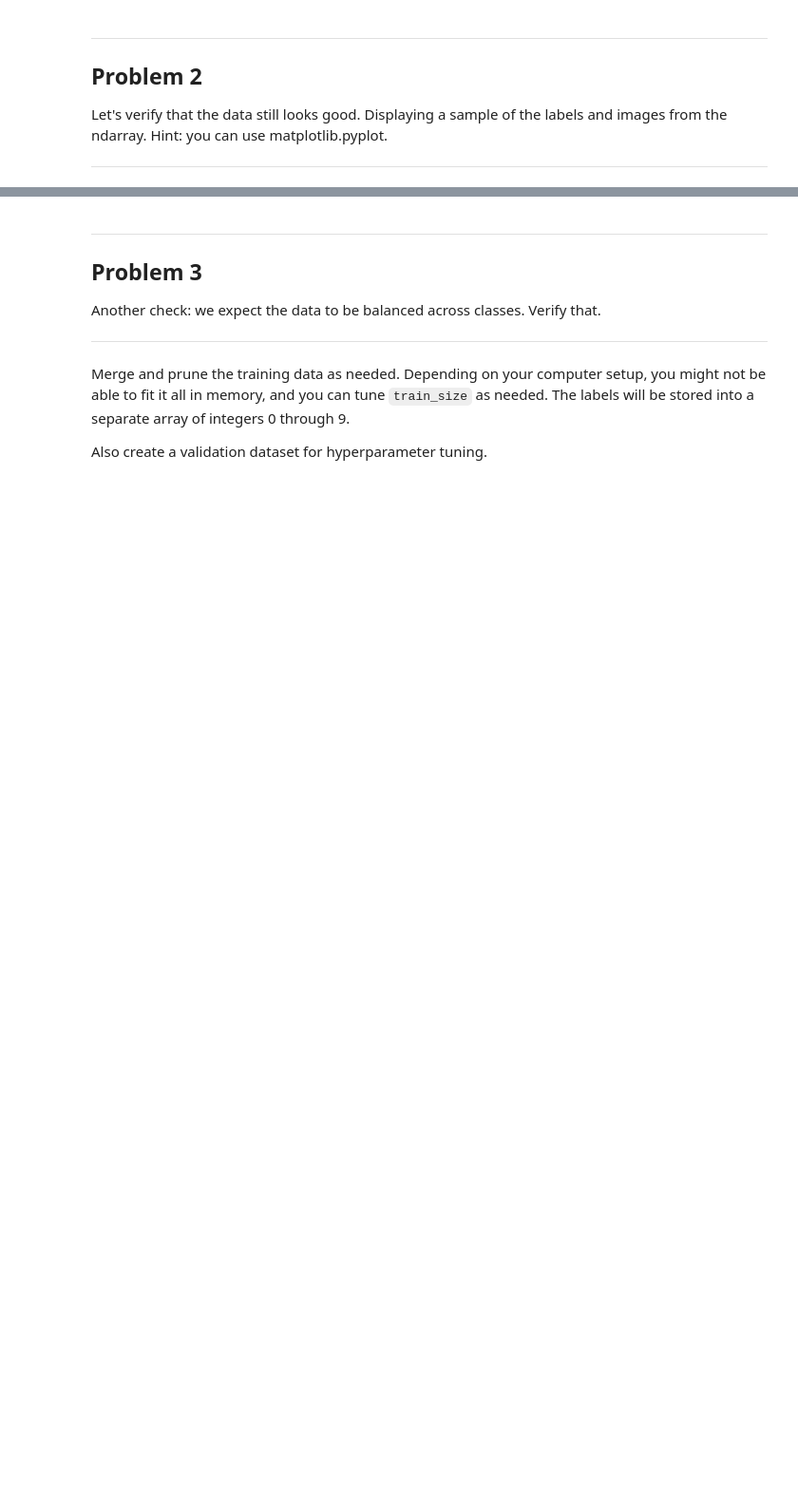
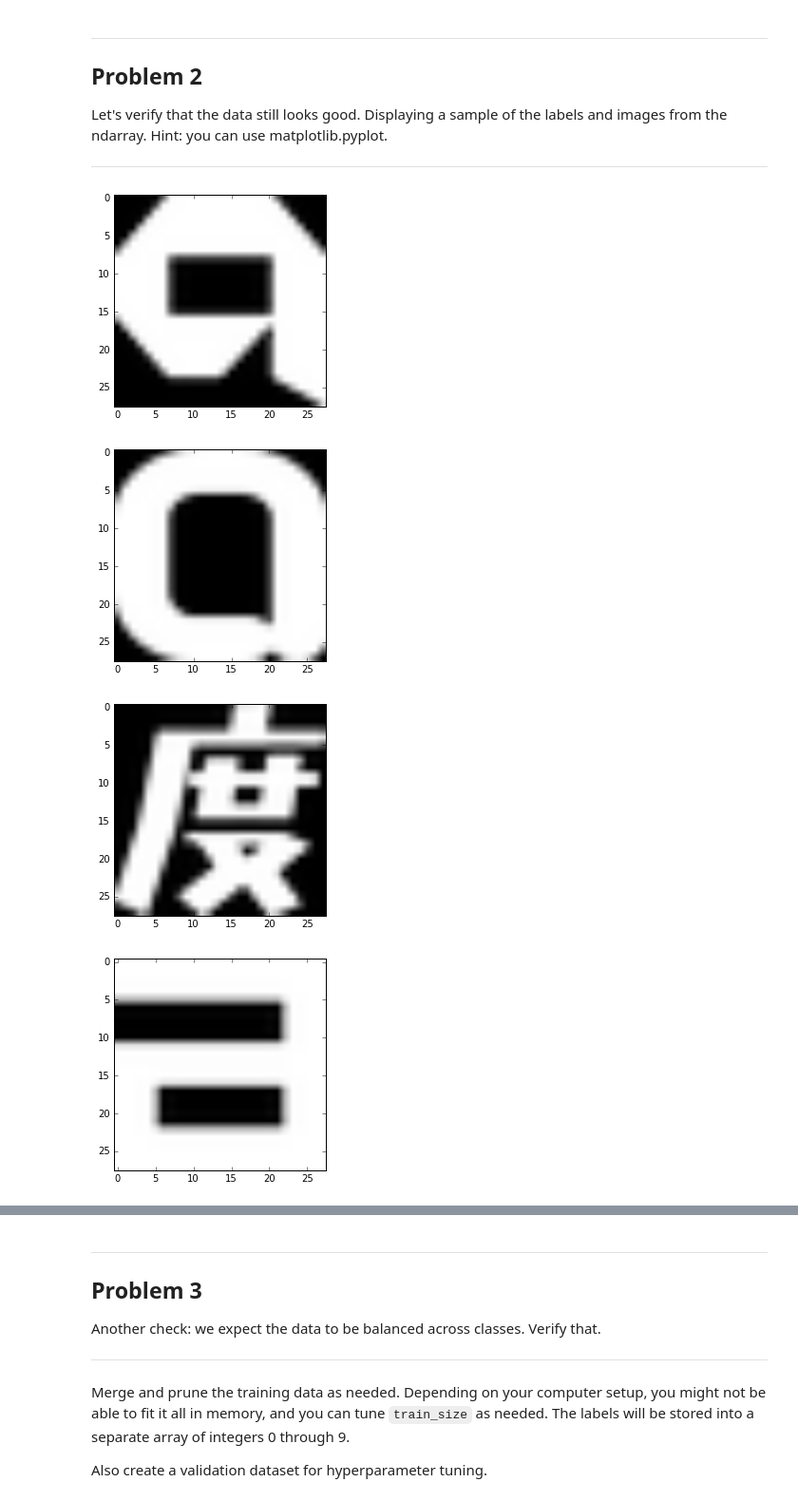
Before and after one commit to llevar/udacity_deep_learning, a Jupyter notebook: 1_notmnist.ipynb, the cells around one changed output, grey strips where cells are left out. Shown at 95% size. Saved outputs shown, nothing was run; the diff lists cells and outputs as text; code cells hidden in the pictures; blank space fills up the shorter version.

```diff
--- a/1_notmnist.ipynb
+++ b/1_notmnist.ipynb
@@ -175,3 +186,13 @@ Problem 2
 Let's verify that the data still looks good. Displaying a sample of the labels and images from the ndarray. Hint: you can use matplotlib.pyplot.
 
 ---
+# %%
+a_data = pickle.load(open(train_datasets[0], 'r'))
+for i in range(10):
+    plt.imshow(a_data[i,:,:], cmap='Greys_r')
+    plt.show()
+# %% [output]
+[figure, added]
+[figure, added]
+[figure, added]
+[figure, added]
```
Also changed, not shown: parts of 8 cells of this notebook.
